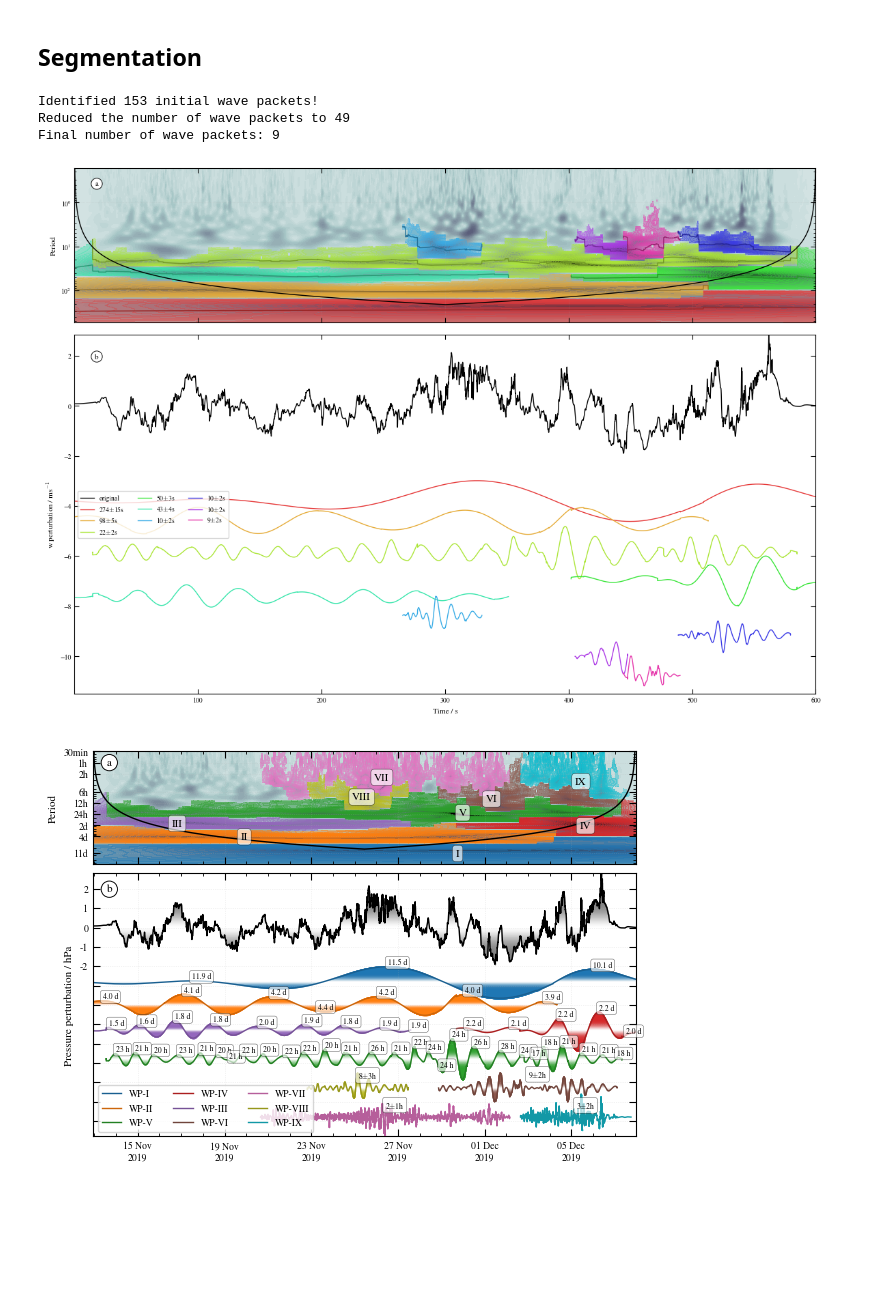
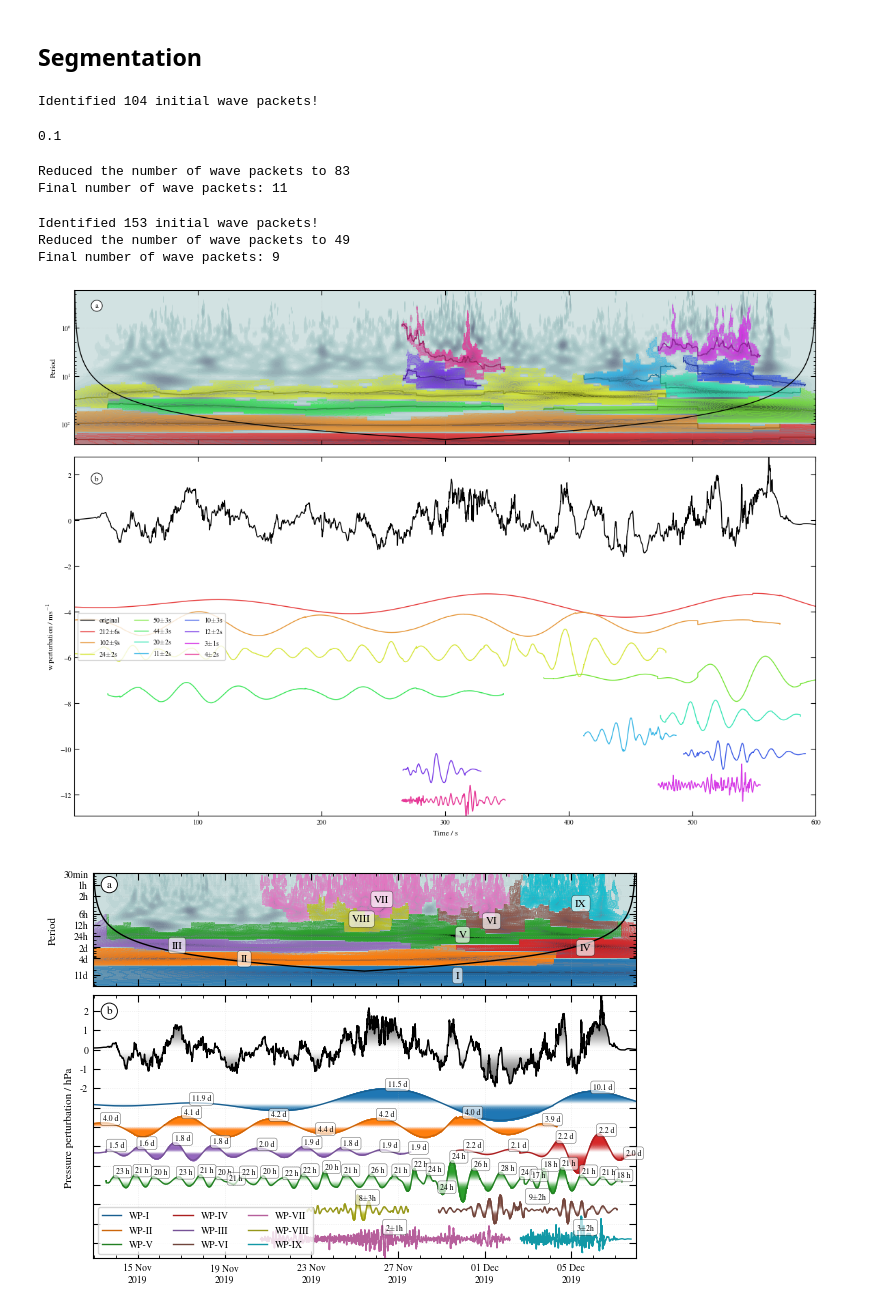
Before and after one commit to Waveguyde/WAVEGUISE, a Jupyter notebook: notebooks/10-1D_Strateole_2.ipynb, the cells around one changed output. Saved outputs shown, nothing was run; the diff lists cells and outputs as text; code cells hidden in the pictures; blank space fills up the shorter version.

```diff
--- a/notebooks/10-1D_Strateole_2.ipynb
+++ b/notebooks/10-1D_Strateole_2.ipynb
@@ -33,24 +31,36 @@ ds = xr.open_dataset(ST2_path)
 ds = ds.isel(time=slice(0,600*60*2))
 # %%
 # Prepare the data for wavelet transform
-dt = 30/3_600
-nt = len(ds['time'])
-time = np.linspace(dt,nt*dt,nt)
-orig = ds['pressure'].values.copy()
+dt, nt        = 30/3_600, len(ds['time']) #[h]
+time          = np.linspace(dt,nt*dt,nt)
+orig          = ds['pressure'].values.copy()
 p_high, p_low = one.BG_removal(orig,max_order=1)
 
 nmask  = orig.shape
 ntap   = int(0.1*np.min(nmask))
 signal = utils.smooth_edges(p_high, ntap, window='tukey')
+print(f"{'Data size':<{label_width}} : {signal.size}")
 
 # Compute the wavelet transform
-s0 = 20*dt
+s0 = 20 #smallest scale that we wanna resolve
+s1 = 0.5 * nt # largest scale is about half the domain size
 dj = 1/8
-js = int(1/dj*np.log2(nt*dt/s0))
-cwt_result = transform.decompose1d(signal, dt, s0, dj, js, opts={'param': 2*np.pi}, mode="scaled", dtype=np.complex128)
+js = int(1/dj*np.log2(s1/s0))
+cwt_result = transform.decompose1d(signal, dt, s0 * dt, dj, js, opts={'param': 2*np.pi}, mode="scaled", dtype=np.complex128)
+
+params = {
+    "Smallest scale (s0)": f"{s0:.0f}",
+    "Largest scale (s1)": f"{s1:.0f}",
+    "Scale sampling (dj)": f"{dj:.3f}",
+    "Number of scales (js)": f"{js:.0f}",
+    "Non-dimensional frequency": f"{cwt_result['opts']['param']:.2f}",
+}
+label_width = max(len(label) for label in params)
+for label, value in params.items():
+    print(f"{label:<{label_width}} : {value}")
 
 # Denoising
-noise_floor = 0.4 #units of hPa see Corcos et al. (2021)
-print('Noise floor:', noise_floor)
-wavy_stuff, denoised_cwt = one.denoise_1d(cwt_result,white_noise_level=noise_floor)
+noise_level = 0.1 #units of hPa see Corcos et al. (2021)
+print(f"{'Noise level':<{label_width}} : {noise_level}")
+wavy_stuff, denoised_cwt = one.denoise_1d(cwt_result,white_noise_level=4*noise_level)
 # %% [output]
@@ -117,6 +130,29 @@ for i in range(len(time)):
     recon_domi[i] = np.real(denoised_cwt['decomposition'][idx,i])
 # %% [markdown]
 ## Segmentation
+# %%
+WAS        = np.abs(denoised_cwt['decomposition'])
+seg_v1     = one.wavefield_segmentation_1d(WAS,noise_floor/2,connectivity_order=2)
+print('Identified', np.max(seg_v1), 'initial wave packets!')
+# %% [output]
+Identified 104 initial wave packets!
+# %%
+noise_floor
+# %% [output]
+0.1
+# %%
+WP_labels      = np.arange(1,np.max(seg_v1)+1)
+k     = 2*np.pi/cwt_result['period']
+eps   = np.abs(np.diff(np.log(k)))[0]
+cluster_labels = one.find_clusters_in_freq(denoised_cwt, seg_v1, eps=eps)
+cluster_map    = one.build_cluster_map_with_noise(WP_labels,cluster_labels)
+seg_v2         = one.relabel_by_x_overlap(seg_v1, cluster_map)
+print('Reduced the number of wave packets to', np.max(seg_v2))
+seg_v3         = one.variance_filter(denoised_cwt, seg_v2, var_threshold=0.95)
+print('Final number of wave packets:', np.max(seg_v3))
+# %% [output]
+Reduced the number of wave packets to 83
+Final number of wave packets: 11
 # %%
 noise = np.random.normal(0,noise_floor,len(time))
 noise_cwt = transform.decompose1d(noise, dt, s0, dj, js, opts={'param': 2*np.pi}, mode='scaled', dtype=np.complex128)
@@ -152,7 +188,8 @@ gskw = {"hspace": 0.05, "wspace": 0.05, "width_ratios": [1], "height_ratios": [3
 
 fig, ax=plt.subplots(2, 1, figsize=(14,10), gridspec_kw=gskw, sharex=True)
 
-plot_WAS = ax[0].contourf(TIME, PERIOD, WAS, levels=np.linspace(-0.1,np.max(WAS),51), cmap='bone_r')
+#plot_WAS = ax[0].contourf(TIME, PERIOD, WAS, levels=np.linspace(-0.1,np.max(WAS),51), cmap='bone_r')
+plot_WAS = ax[0].contourf(TIME, PERIOD, np.abs(denoised_cwt['decomposition']), levels=np.linspace(-0.1,np.max(WAS),51), cmap='bone_r')
 #plt.colorbar(plot_WAS, location="right", orientation="vertical", label="Wave amplitude / ms$^{-1}$")
 ax[0].set_yscale("log")
 ax[0].set_ylabel("Period")
@@ -172,7 +209,7 @@ for lab in np.unique(seg_v3):
     # Create a noise WAS as proper reference
     noise = np.random.normal(0,noise_floor,len(time))
     noise_cwt = transform.decompose1d(noise, dt, s0, dj, js, opts={'param': 2*np.pi}, mode='scaled', dtype=np.complex128)
-    a, noise_WAS = one.fit_global_WAS(noise_cwt['scale'],np.mean(np.abs(noise_cwt['decomposition']),axis=1))
+    noise_WAS = one.get_noise_WAS(noise_cwt['scale'],np.mean(np.abs(noise_cwt['decomposition']),axis=1))
 
     mask = (seg_v3 == lab) & (WAS > noise_WAS[:,None])
 
@@ -189,34 +226,34 @@ for lab in np.unique(seg_v3):
     ax[0].contourf(TIME, PERIOD, masked_WAS, levels=np.linspace(0,np.max(WAS),51), cmap=cmap, alpha=0.4)
     #ax[0].text(ds['time'].isel(time=0),y0,labels[lab-1])
     ax[0].plot(time, per_seg[lab-1,:], c=pt.darken(colors[lab-1],factor=0.67), linewidth=1)
 
 x2 = time
 order=2*np.pi
 coi_x = np.minimum(x2,x2[-1]-x2)
 coi_boundary_scale = coi_x / np.sqrt(2)
 coi_boundary_wavelength = 4*np.pi*coi_boundary_scale/(order+np.sqrt(2+order**2))
 ax[0].plot(time, coi_boundary_wavelength, c='k')
 #ax[0].fill_between(ds['time'], coi_boundary_wavelength, y2=np.max(cwt_result['period']), hatch='/', color='grey', alpha=0.5)
 
 offset = pt.compute_offsets(wavy_stuff,amp_seg)
 
 # ORIGINAL
 ax[1].plot(time, wavy_stuff, c='k', label='original')
 ax[1].set_ylabel('w perturbation / ms$^{-1}$')
 ax[1].set_ylim([2*offset[-1]-offset[-2],np.max(np.abs(wavy_stuff))])
 #ax[1].set_yticks([-10,-9,-8,-7,-6,-5,-4,-3,-2,-1,0,1,2],['','','','','','','','','-2','-1','0','1','2'])
 
 for idx in range(N_waves):
     ax[1].plot(time,np.where(amp_seg[idx]==0,np.nan,recon_seg[idx]+offset[idx]),c=colors[idx],label=f"{np.mean(per_seg[idx,amp_seg[idx]>0]):.0f}$\pm${np.std(per_seg[idx,amp_seg[idx]>0]):.0f}s")
 
 ax[0].text(0.03,0.9,'a',va='center', ha='center', bbox=letterbox, transform=ax[0].transAxes)
 ax[1].text(0.03,0.94,'b',va='center', ha='center', bbox=letterbox, transform=ax[1].transAxes)
 ax[1].legend(loc='center left', ncols=3)
 ax[1].grid(which='both')
 
 #plt.savefig('./plots/WAVEGUISE_BAHAMAS_w.png',dpi=200,bbox_inches="tight",pad_inches=0.03)
 # %% [output]
-[figure, old version]
+[figure, new version]
 # %%
 dark_tab_colors = [pt.darken(c, 0.8) for c in [
     'tab:blue','tab:orange','tab:green','tab:red',
```
Also changed, not shown: parts of 3 cells of this notebook, 29 other files.
